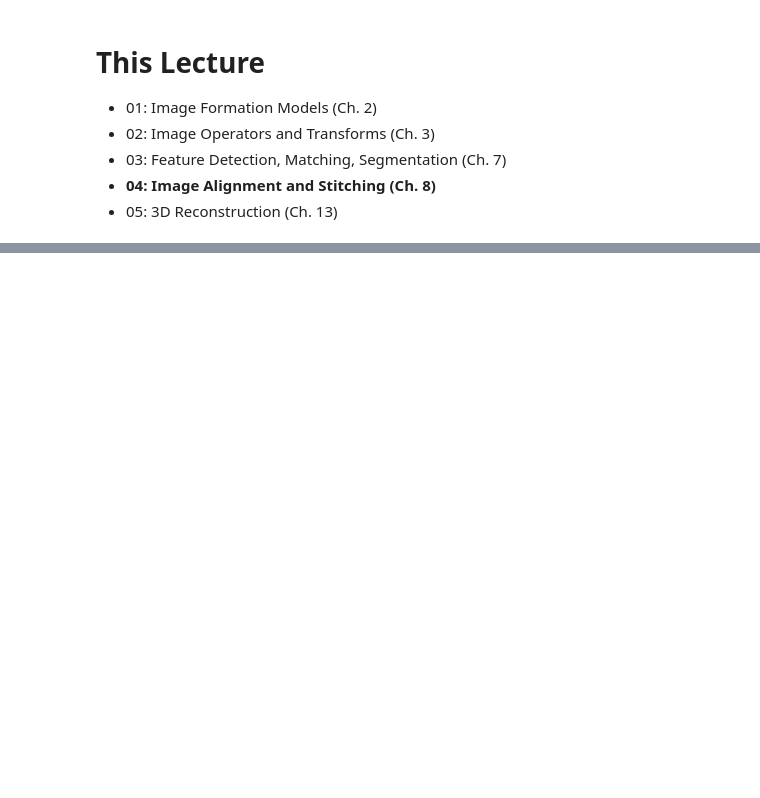
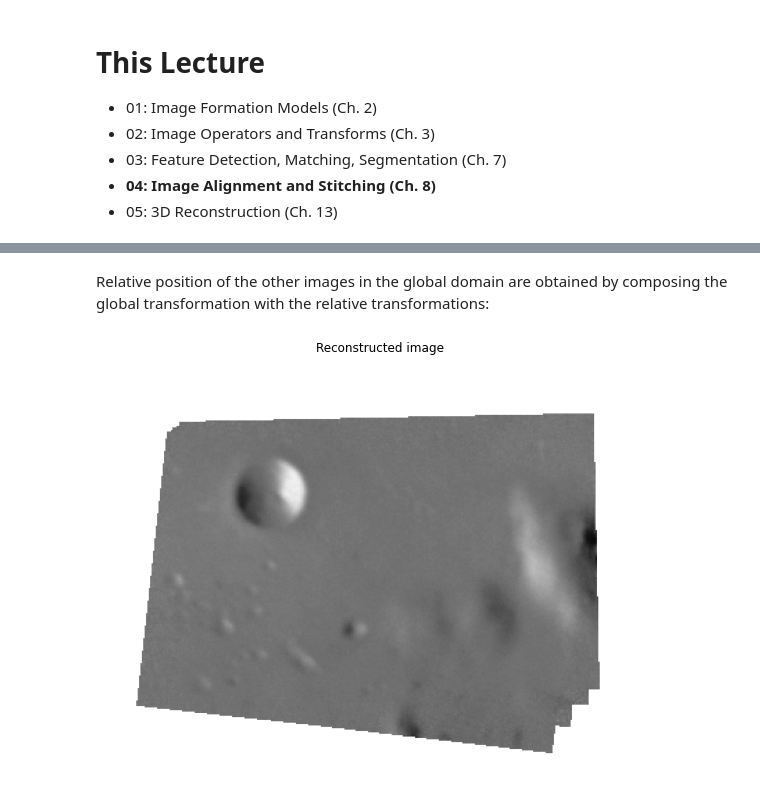
Before and after one commit to geometric-intelligence/ece278a, a Jupyter notebook: lectures/04_alignment_stitching.ipynb, the cells around one changed output, grey strips where cells are left out. Drawn from its saved outputs; the diff is of its cells as text; code cells hidden in the pictures; blank space fills up the shorter version.

```diff
--- a/lectures/04_alignment_stitching.ipynb
+++ b/lectures/04_alignment_stitching.ipynb
@@ -91,0 +506,29 @@ $$ min_p E_{LS}(p) = \sum_{i=1}^N ||r_i||^2 = \sum_{i=1}^N ||f(x_i; p) - x_i'||^
+# %%
+margin = 50
+height, width = img_list[0].shape
+out_shape = height + 2 * margin, width + 2 * margin
+glob_trfm = np.eye(3)
+glob_trfm[:2, 2] = -margin, -margin
+# %% [markdown]
+Relative position of the other images in the global domain are obtained by composing the global transformation with the relative transformations:
+# %%
+global_img_list = [transform.warp(img, trfm.dot(glob_trfm),
+                                  output_shape=out_shape,
+                                  mode="constant", cval=np.nan)
+                   for img, trfm in zip(img_list, trfm_list)]
+
+all_nan_mask = np.all([np.isnan(img) for img in global_img_list], axis=0)
+global_img_list[0][all_nan_mask] = 1.
+
+composite_img = np.nanmean(global_img_list, 0)
+# %%
+fig, ax = plt.subplots(1, 1, figsize=(8, 8))
+
+ax.imshow(composite_img, cmap="gray", vmin=0, vmax=1)
+ax.set_axis_off()
+ax.set_title(f"Reconstructed image")
+fig.tight_layout()
+
+plt.show()
+# %% [output]
+[figure, added]
```
Also changed, not shown: parts of 62 cells of this notebook, 6 other files.
